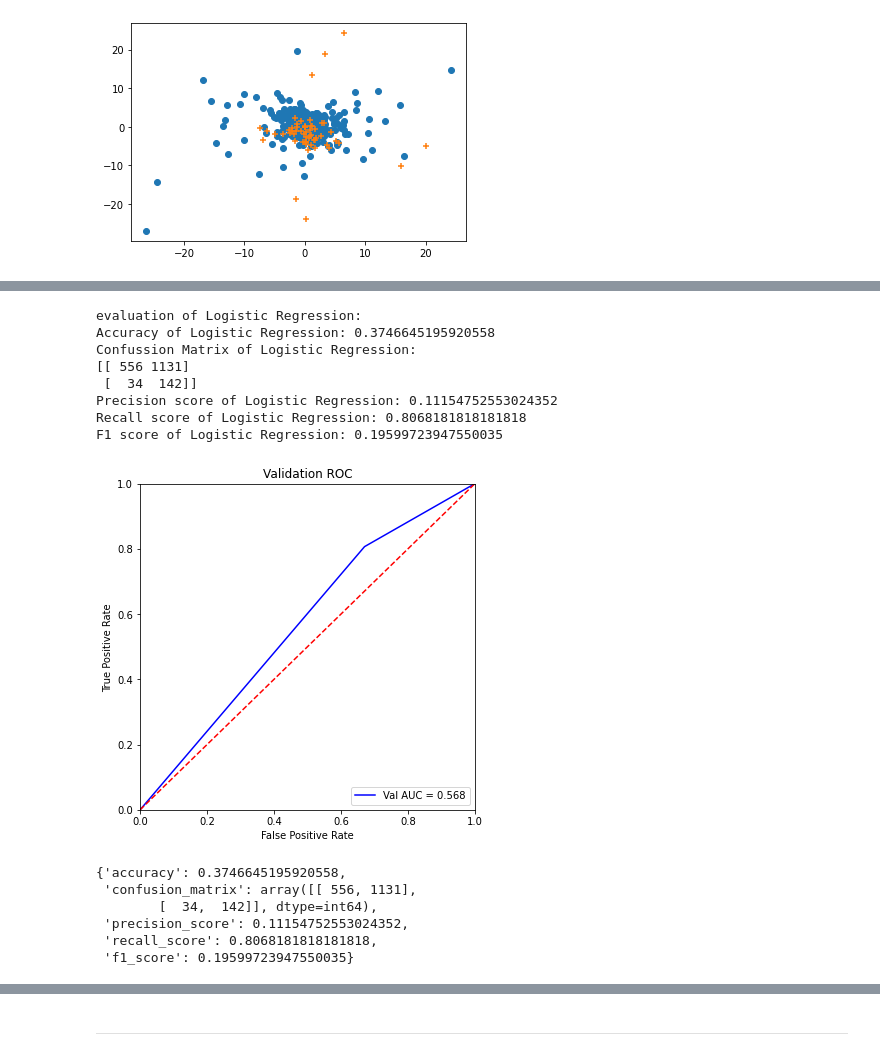
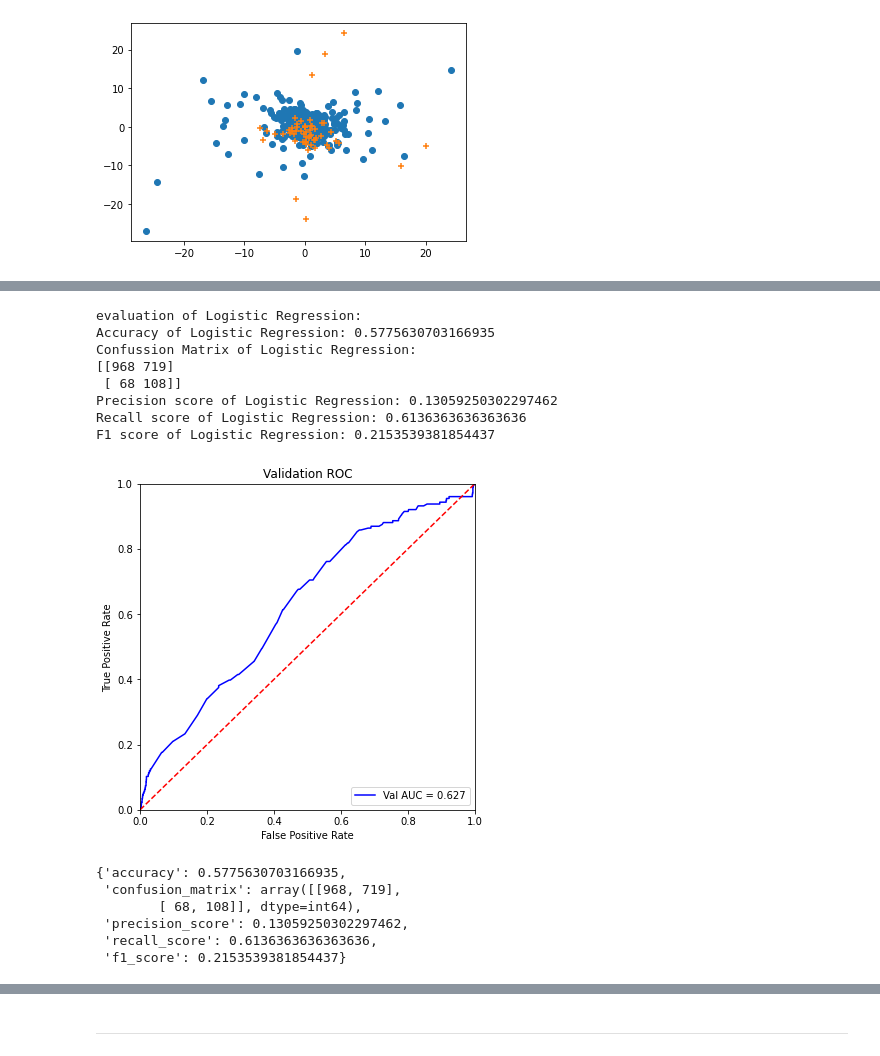
Before and after one commit to Lez-3f/IAI-Learning, a Jupyter notebook: classification/playground.ipynb, the cells around one changed output, grey strips where cells are left out. Saved outputs shown, nothing was run; the diff lists cells and outputs as text; code cells hidden in the pictures.

```diff
--- a/classification/playground.ipynb
+++ b/classification/playground.ipynb
@@ -152,9 +129,9 @@ threshold = 0.92
 to_drop = [column for column in upper.columns if any(upper[column] > threshold)]
 
 print('There are %d columns to remove.' % (len(to_drop)))
-dataset = raw_data.drop(columns = to_drop) # dropped data
+dataset_rm = raw_data.drop(columns = to_drop) # dropped data
 print('Data shape: ', raw_data.shape)
-print('Size of the cleaned data', dataset.shape)
+print('Size of the cleaned data', dataset_rm.shape)
 # %% [output]
 There are 28 columns to remove.
 Data shape:  (5644, 111)
@@ -224,27 +201,31 @@ from sklearn.preprocessing import MinMaxScaler
 from sklearn.preprocessing import StandardScaler
 
 # 对原始数据PCA
-# label_col = ['patient_id','sars-cov-2_exam_result', 'patient_addmited_to_regular_ward_(1=yes,_0=no)', 'patient_addmited_to_semi-intensive_unit_(1=yes,_0=no)', 'patient_addmited_to_intensive_care_unit_(1=yes,_0=no)']
-# rd_cols = [x for x in raw_data.columns if x not in label_col] # These columns are the features we can use to predict
+label_col = ['patient_id','sars-cov-2_exam_result', 'patient_addmited_to_regular_ward_(1=yes,_0=no)', 'patient_addmited_to_semi-intensive_unit_(1=yes,_0=no)', 'patient_addmited_to_intensive_care_unit_(1=yes,_0=no)']
+rd_cols = [x for x in raw_data.columns if x not in label_col] # These columns are the features we can use to predict
 
-# raw_data_scale = MinMaxScaler().fit_transform(raw_data[rd_cols].to_numpy())
-# raw_data_std = StandardScaler().fit_transform(raw_data_scale)
+dataset_raw = raw_data[rd_cols]
 
-# dataset_prepsc = pd.DataFrame(PCA().fit_transform(raw_data_std))
-# dataset_prepsc = pd.DataFrame(raw_data_std)
+raw_data_scale = MinMaxScaler().fit_transform(dataset_raw.to_numpy())
+raw_data_std = StandardScaler().fit_transform(raw_data_scale)
+
+dataset_pca = pd.DataFrame(PCA().fit_transform(raw_data_std))
+dataset_pca = pd.DataFrame(raw_data_std)
 
 # dataset_prepsc.head()
 
+# 对去除相关列后的数据进行PCA
 label_col = ['patient_id','sars-cov-2_exam_result', 'patient_addmited_to_regular_ward_(1=yes,_0=no)', 'patient_addmited_to_semi-intensive_unit_(1=yes,_0=no)', 'patient_addmited_to_intensive_care_unit_(1=yes,_0=no)']
-ds_cols = [x for x in dataset.columns if x not in label_col] # These columns are the features we can use to predict
+ds_cols = [x for x in dataset_rm.columns if x not in label_col] # These columns are the features we can use to predict
 
-dataset_scale = MinMaxScaler().fit_transform(dataset[ds_cols].to_numpy())
-dataset_std = StandardScaler().fit_transform(dataset_scale)
+dataset_rm = dataset_rm[ds_cols]
+dataset_rm_scale = MinMaxScaler().fit_transform(dataset_rm.to_numpy())
+dataset_rm_std = StandardScaler().fit_transform(dataset_rm_scale)
 
-dataset_prepsc = pd.DataFrame(PCA().fit_transform(dataset_std))
-# dataset_prepsc = pd.DataFrame(raw_data_std)
+dataset_rm_pca = pd.DataFrame(PCA(n_components=60).fit_transform(dataset_rm_std))
+# dataset_prepsc = pd.DataFrame(dataset_std)
 
-dataset_prepsc.head()
+dataset_rm_pca.head()
 # %% [output]
 |  | 0 | 1 | 2 | 3 | 4 | 5 | 6 | 7 | 8 | 9 | ... | ... |
 | 0 | -0.257237 | 0.146488 | -0.034294 | 0.023786 | -0.030312 | -0.017538 | 0.054862 | 0.041972 | -0.025122 | 0.039402 | ... | ... |
@@ -276,0 +243,7 @@ X.head()
+# %%
+# X = dataset_raw # 原始数据特征列
+# X = dataset_rm # 原始数据删除相关列
+# X = pd.DataFrame(dataset_rm_std) # 原始数据删除相关列并标准化
+X = dataset_rm_pca # 原始数据删除后进行PCA
+
+X.head()
@@ -430,21 +488,21 @@ Accuracy: 0.90552871712292
 # %%
 # Logistic Regression
-lg = LogisticRegression()
+lg = LogisticRegression(class_weight={1:9, 0:1})
 evaluate_model(lg, 'Logistic Regression')
 # %% [output]
 evaluation of Logistic Regression:
-Accuracy of Logistic Regression: 0.3746645195920558
+Accuracy of Logistic Regression: 0.5775630703166935
 Confussion Matrix of Logistic Regression:
-[[ 556 1131]
- [  34  142]]
-Precision score of Logistic Regression: 0.11154752553024352
-Recall score of Logistic Regression: 0.8068181818181818
-F1 score of Logistic Regression: 0.19599723947550035
+[[968 719]
+ [ 68 108]]
+Precision score of Logistic Regression: 0.13059250302297462
+Recall score of Logistic Regression: 0.6136363636363636
+F1 score of Logistic Regression: 0.2153539381854437
-[figure, old version]
+[figure, new version]
-{'accuracy': 0.3746645195920558,
- 'confusion_matrix': array([[ 556, 1131],
-        [  34,  142]], dtype=int64),
- 'precision_score': 0.11154752553024352,
- 'recall_score': 0.8068181818181818,
- 'f1_score': 0.19599723947550035}
+{'accuracy': 0.5775630703166935,
+ 'confusion_matrix': array([[968, 719],
+        [ 68, 108]], dtype=int64),
+ 'precision_score': 0.13059250302297462,
+ 'recall_score': 0.6136363636363636,
+ 'f1_score': 0.2153539381854437}
 # %%
```
Also changed, not shown: parts of 26 cells of this notebook, 58 other files.
